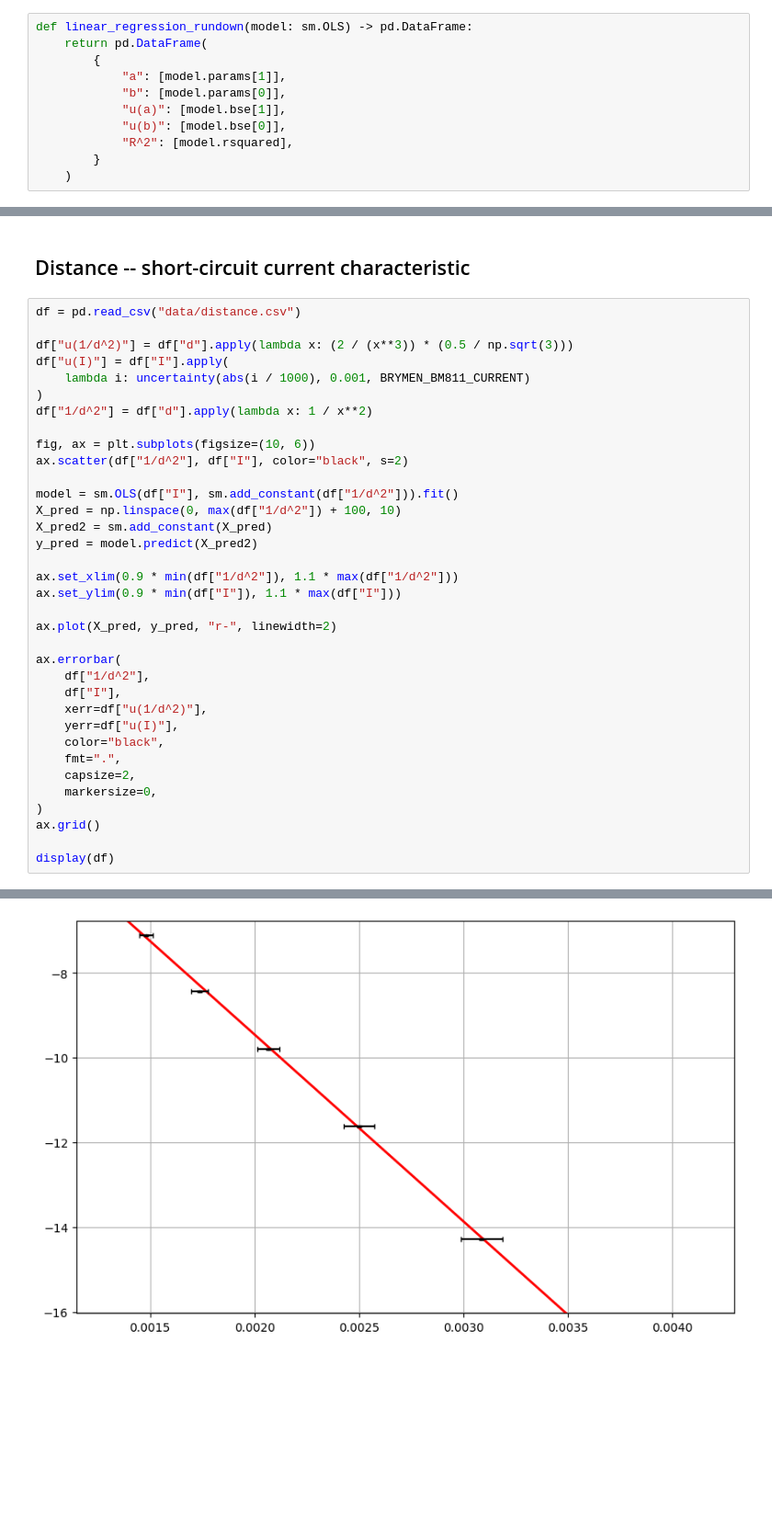
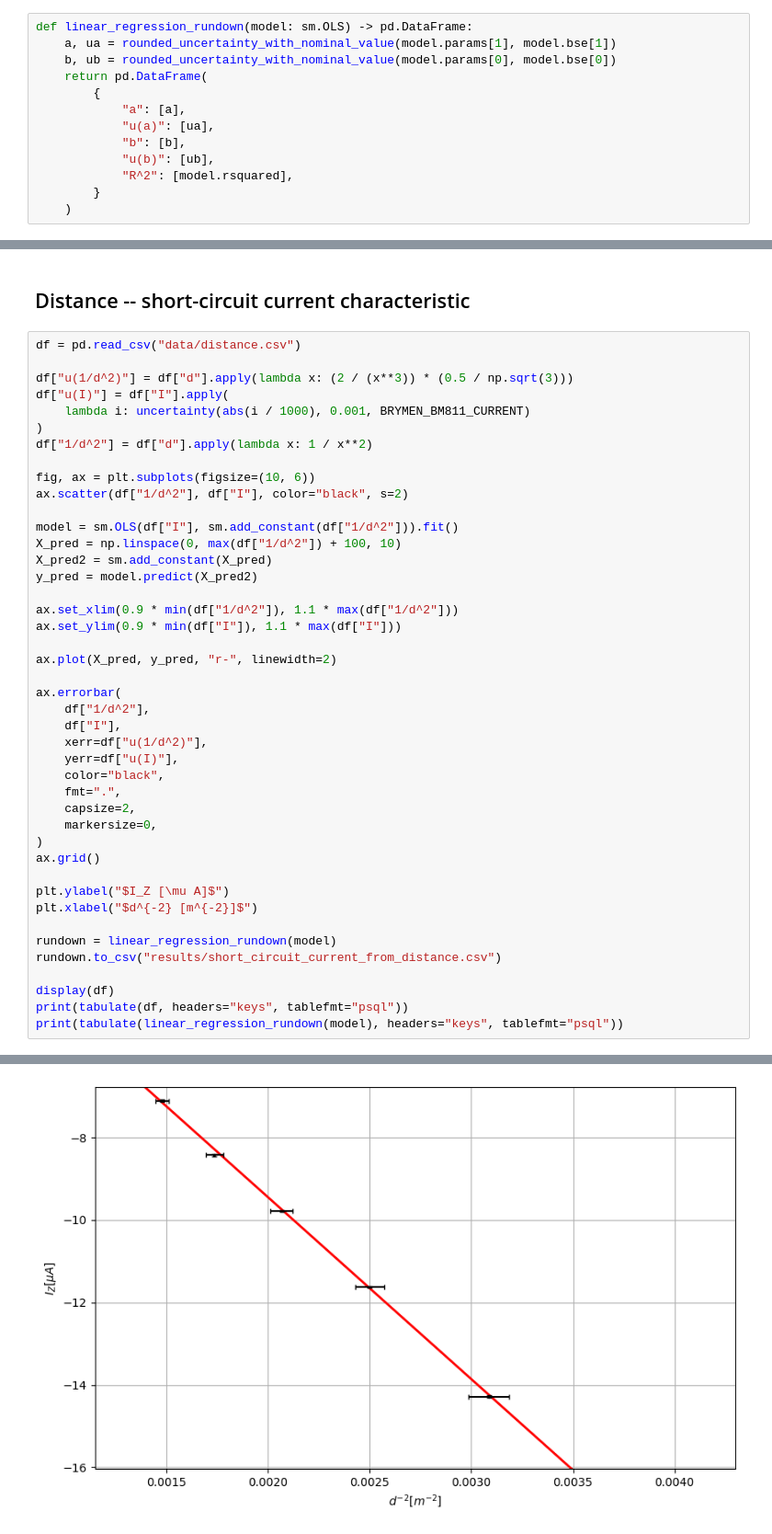
Before and after one commit to ikrzywda/air-cs, a Jupyter notebook: fizyka-3.3/photodiode/notebook.ipynb, the cells around one changed output, grey strips where cells are left out. Shown at 92% size. Saved outputs shown, nothing was run; the diff lists cells and outputs as text; blank space fills up the shorter version.

```diff
--- a/fizyka-3.3/photodiode/notebook.ipynb
+++ b/fizyka-3.3/photodiode/notebook.ipynb
@@ -64,12 +64,14 @@ def format_sample_data(df: pd.DataFrame) -> pd.DataFrame:
     return df
 # %%
 def linear_regression_rundown(model: sm.OLS) -> pd.DataFrame:
+    a, ua = rounded_uncertainty_with_nominal_value(model.params[1], model.bse[1])
+    b, ub = rounded_uncertainty_with_nominal_value(model.params[0], model.bse[0])
     return pd.DataFrame(
         {
-            "a": [model.params[1]],
-            "b": [model.params[0]],
-            "u(a)": [model.bse[1]],
-            "u(b)": [model.bse[0]],
+            "a": [a],
+            "u(a)": [ua],
+            "b": [b],
+            "u(b)": [ub],
             "R^2": [model.rsquared],
         }
     )
@@ -451,7 +504,15 @@ ax.errorbar(
 )
 ax.grid()
 
+plt.ylabel("$I_Z [\mu A]$")
+plt.xlabel("$d^{-2} [m^{-2}]$")
+
+rundown = linear_regression_rundown(model)
+rundown.to_csv("results/short_circuit_current_from_distance.csv")
+
 display(df)
+print(tabulate(df, headers="keys", tablefmt="psql"))
+print(tabulate(linear_regression_rundown(model), headers="keys", tablefmt="psql"))
 # %% [output]
 |  | d | I | u(1/d^2) | u(I) | 1/d^2 |
 | 0 | 16 | -17.81 | 0.000141 | 0.023115 | 0.003906 |
@@ -464 +541 @@ display(df)
-[figure, old version]
+[figure, new version]
```
Also changed, not shown: parts of 8 cells of this notebook, 2 other files.
